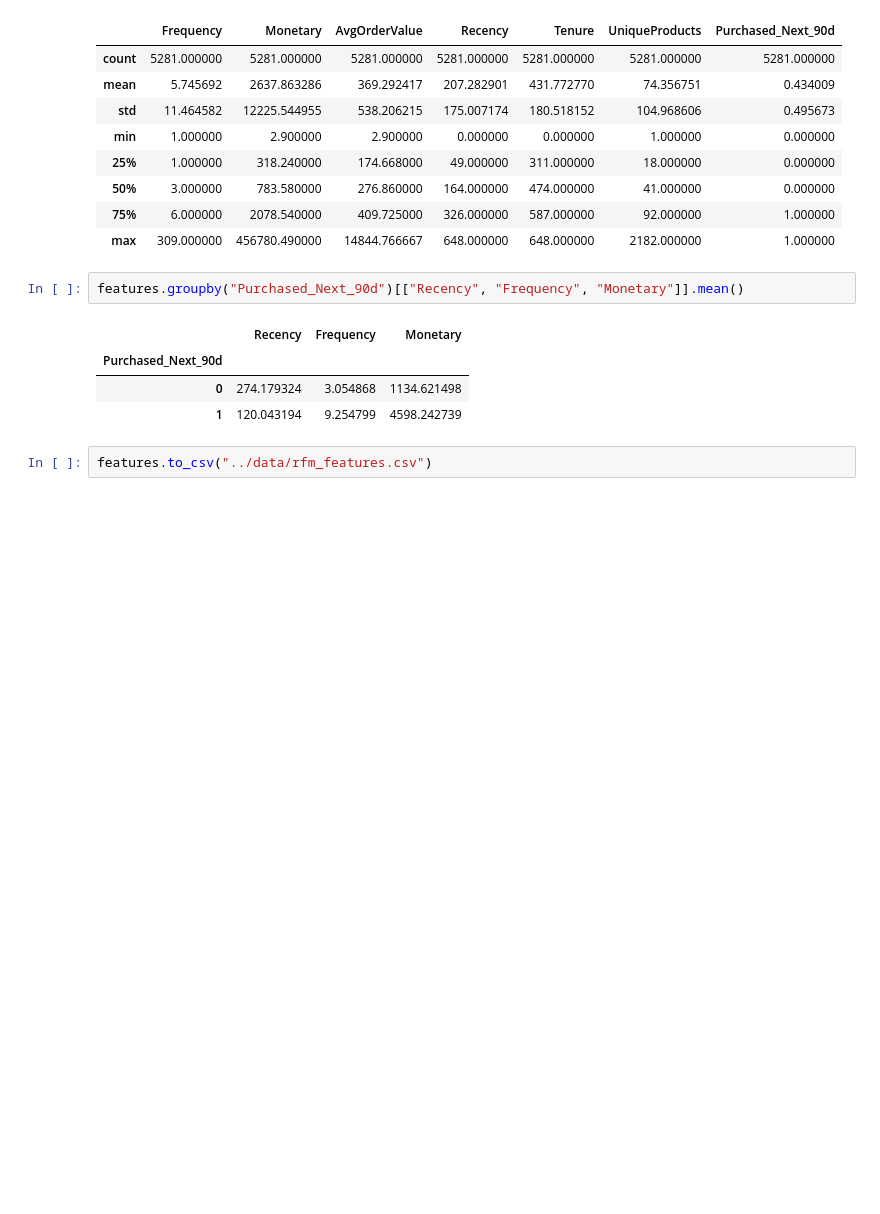
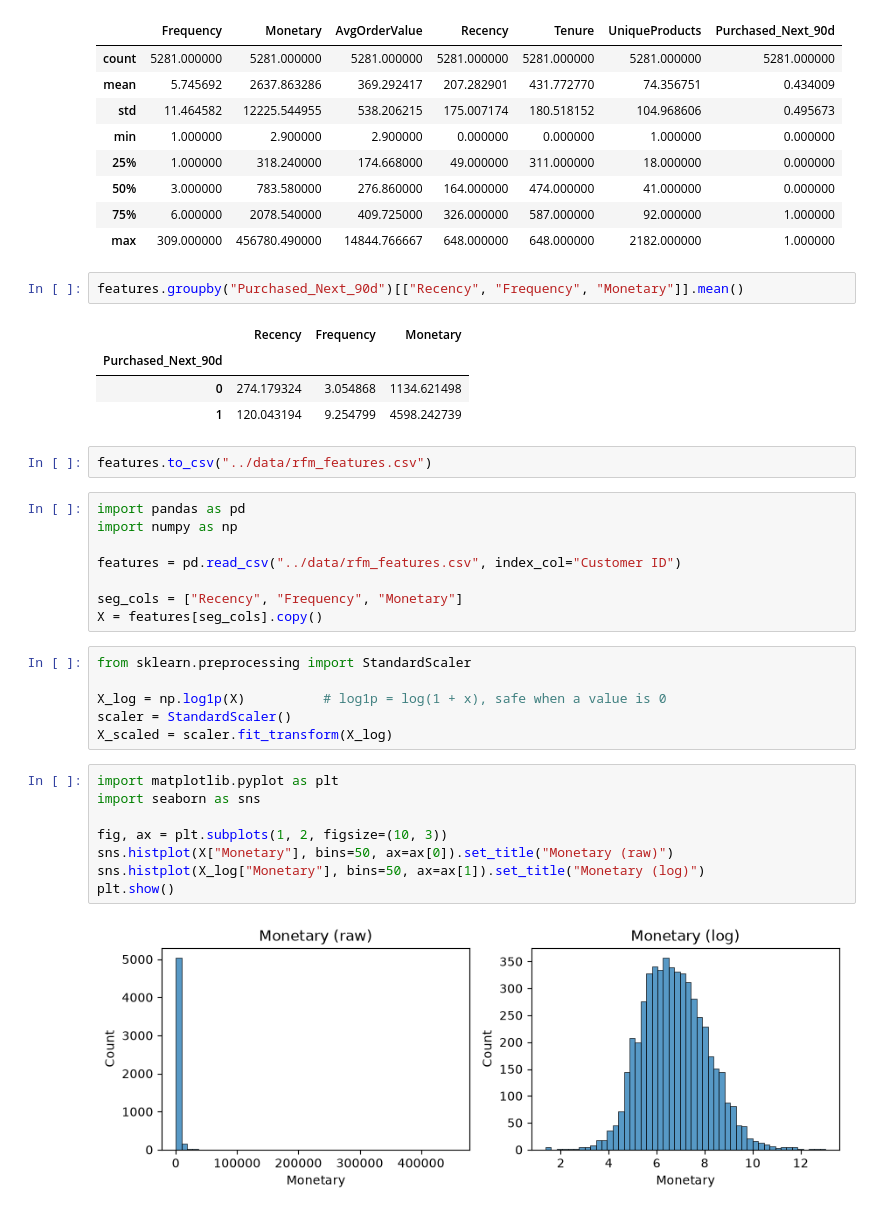
Before and after one commit to durvaghuge/customer-ml-app, a Jupyter notebook: notebooks/01_eda.ipynb, the cells around one changed output. Cells and saved outputs as stored; diff of their text form; blank space fills up the shorter version.

```diff
--- a/notebooks/01_eda.ipynb
+++ b/notebooks/01_eda.ipynb
@@ -281,3 +281,27 @@ features.groupby("Purchased_Next_90d")[["Recency", "Frequency", "Monetary"]].mea
 | 1 | 120.043194 | 9.254799 | 4598.242739 |
 # %%
 features.to_csv("../data/rfm_features.csv")
+# %%
+import pandas as pd
+import numpy as np
+
+features = pd.read_csv("../data/rfm_features.csv", index_col="Customer ID")
+
+seg_cols = ["Recency", "Frequency", "Monetary"]
+X = features[seg_cols].copy()
+# %%
+from sklearn.preprocessing import StandardScaler
+
+X_log = np.log1p(X)          # log1p = log(1 + x), safe when a value is 0
+scaler = StandardScaler()
+X_scaled = scaler.fit_transform(X_log)
+# %%
+import matplotlib.pyplot as plt
+import seaborn as sns
+
+fig, ax = plt.subplots(1, 2, figsize=(10, 3))
+sns.histplot(X["Monetary"], bins=50, ax=ax[0]).set_title("Monetary (raw)")
+sns.histplot(X_log["Monetary"], bins=50, ax=ax[1]).set_title("Monetary (log)")
+plt.show()
+# %% [output]
+[figure, added]
```
Also changed, not shown: parts of 7 cells of this notebook, 2 other files.
